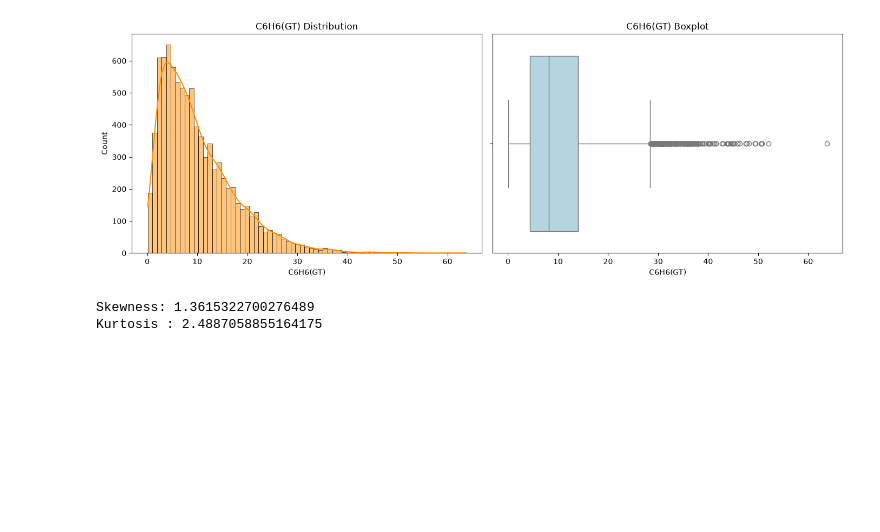
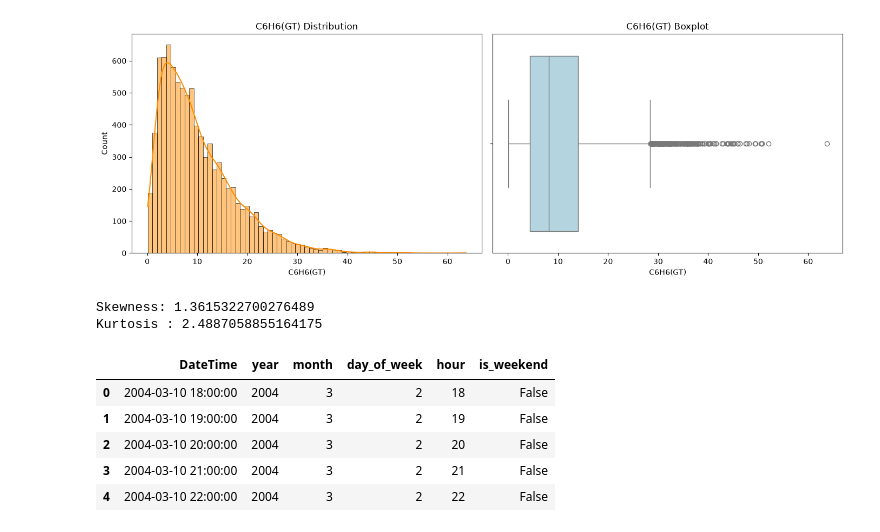
Before and after one commit to AkmalFazli27/air-quality-estimation, a Jupyter notebook: notebooks/eda.ipynb, the cells around one changed output. Drawn from its saved outputs; the diff is of its cells as text; code cells hidden in the pictures; blank space fills up the shorter version.

```diff
--- a/notebooks/eda.ipynb
+++ b/notebooks/eda.ipynb
@@ -226,3 +226,26 @@ print("Kurtosis :", target_df[target].kurtosis())
 # %% [output]
 Skewness: 1.3615322700276489
 Kurtosis : 2.4887058855164175
+# %%
+df["year"] = df["DateTime"].dt.year
+df["month"] = df["DateTime"].dt.month
+df["day"] = df["DateTime"].dt.day
+df["day_of_week"] = df["DateTime"].dt.dayofweek
+df["hour"] = df["DateTime"].dt.hour
+df["is_weekend"] = df["day_of_week"] >= 5
+
+df[[
+    "DateTime",
+    "year",
+    "month",
+    "day_of_week",
+    "hour",
+    "is_weekend"
+]].head()
+# %% [output]
+|  | DateTime | year | month | day_of_week | hour | is_weekend |
+| 0 | 2004-03-10 18:00:00 | 2004 | 3 | 2 | 18 | False |
+| 1 | 2004-03-10 19:00:00 | 2004 | 3 | 2 | 19 | False |
+| 2 | 2004-03-10 20:00:00 | 2004 | 3 | 2 | 20 | False |
+| 3 | 2004-03-10 21:00:00 | 2004 | 3 | 2 | 21 | False |
+| 4 | 2004-03-10 22:00:00 | 2004 | 3 | 2 | 22 | False |
```
